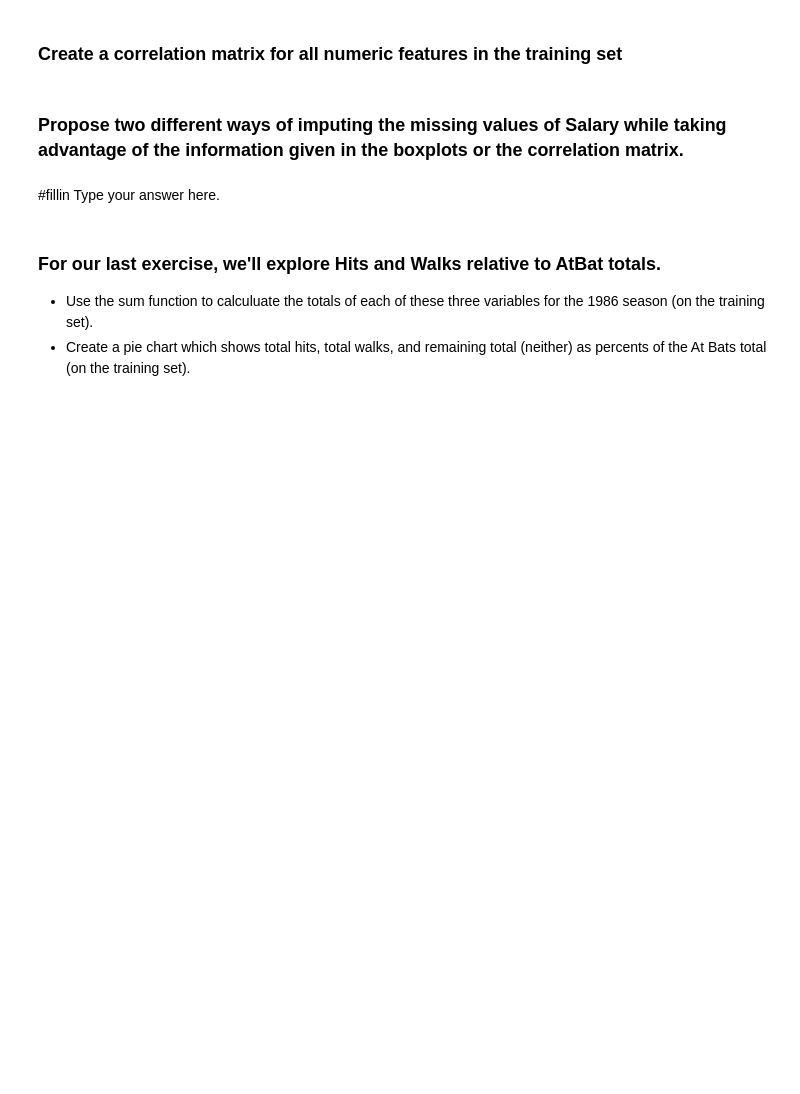
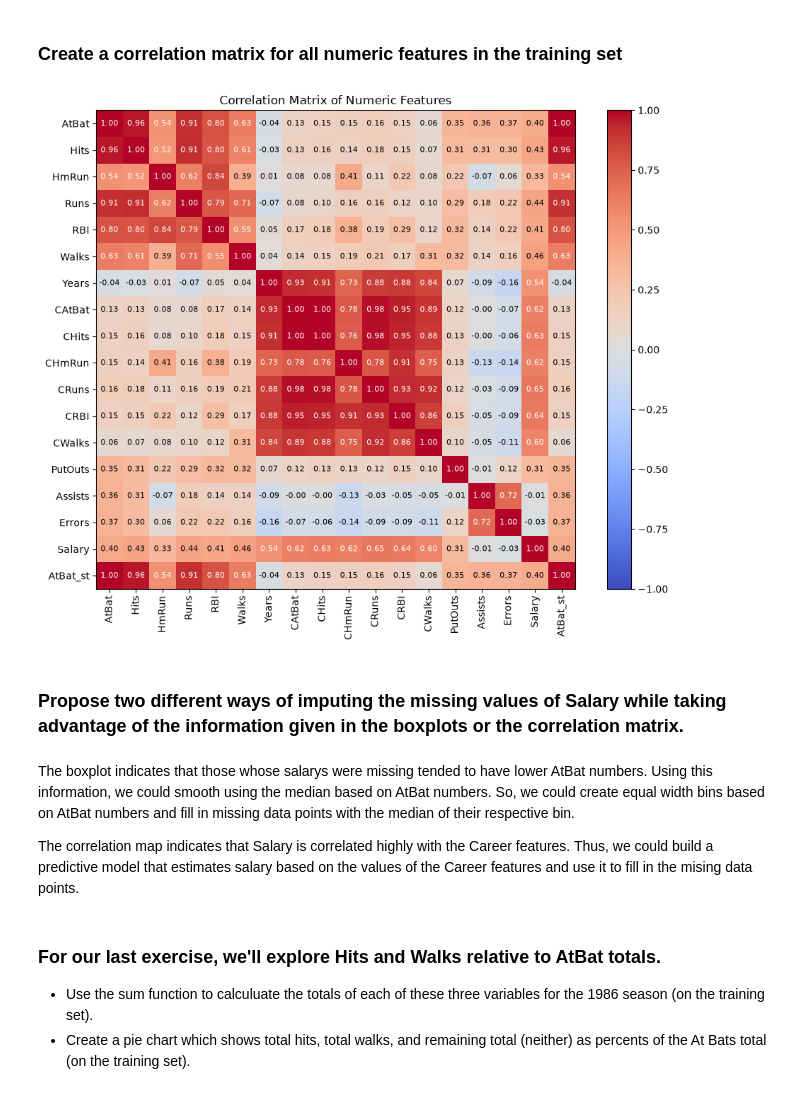
Before and after one commit to paige868/code_2600, a Jupyter notebook: mod03_eda.ipynb, the cells around one changed output. Saved outputs shown, nothing was run; the diff lists cells and outputs as text; code cells hidden in the pictures; blank space fills up the shorter version.

```diff
--- a/mod03_eda.ipynb
+++ b/mod03_eda.ipynb
@@ -122,11 +227,64 @@ Hint: the 'len' magic method returns the number of rows of a dataFrame.
 # %% [markdown]
 ### Create a correlation matrix for all numeric features in the training set
 # %%
-#fillin
+import matplotlib.pyplot as plt
+import numpy as np
+
+
+numeric_df = Train.select_dtypes(include=["number"])
+corr_matrix = numeric_df.corr()
+
+fig, axes = plt.subplots(nrows=1, ncols=1, figsize=(10, 8))
+
+
+def range_to_grid(i, Ncol):
+    x = []
+    y = []
+    for n in range(Ncol**2):
+        x.append(int(np.floor(n / Ncol)))
+        y.append(n % Ncol)
+    return x[i], y[i]
+
+
+
+cax = axes.imshow(corr_matrix, cmap="coolwarm", vmin=-1, vmax=1)
+
+fig.colorbar(cax, ax=axes)
+
+
+axes.set_xticks(range(len(corr_matrix.columns)))
+axes.set_yticks(range(len(corr_matrix.columns)))
+axes.set_xticklabels(
+    corr_matrix.columns, rotation=90
+)
+axes.set_yticklabels(corr_matrix.columns)
+
+
+for i in range(len(corr_matrix.columns)):
+    for j in range(len(corr_matrix.columns)):
+        val = corr_matrix.iloc[i, j]
+        axes.text(
+            j,
+            i,
+            f"{val:.2f}",
+            ha="center",
+            va="center",
+            color="black" if -0.5 < val < 0.5 else "white",
+            fontsize=8,
+        )
+
+axes.set_title("Correlation Matrix of Numeric Features")
+
+plt.tight_layout()
+plt.show()
+# %% [output]
+[figure, added]
 # %% [markdown]
 ### Propose two different ways of imputing the missing values of Salary while taking advantage of the information given in the boxplots or the correlation matrix.
 # %% [markdown]
-#fillin Type your answer here.
+The boxplot indicates that those whose salarys were missing tended to have lower AtBat numbers. Using this information, we could smooth using the median based on AtBat numbers. So, we could create equal width bins based on AtBat numbers and fill in missing data points with the median of their respective bin.
+
+The correlation map indicates that Salary is correlated highly with the Career features. Thus, we could build a predictive model that estimates salary based on the values of the Career features and use it to fill in the mising data points.
 # %% [markdown]
 ### For our last exercise, we'll explore Hits and Walks relative to AtBat totals.
 - Use the sum function to calculuate the totals of each of these three variables for the 1986 season (on the training set).
```
Also changed, not shown: parts of 16 cells of this notebook.
